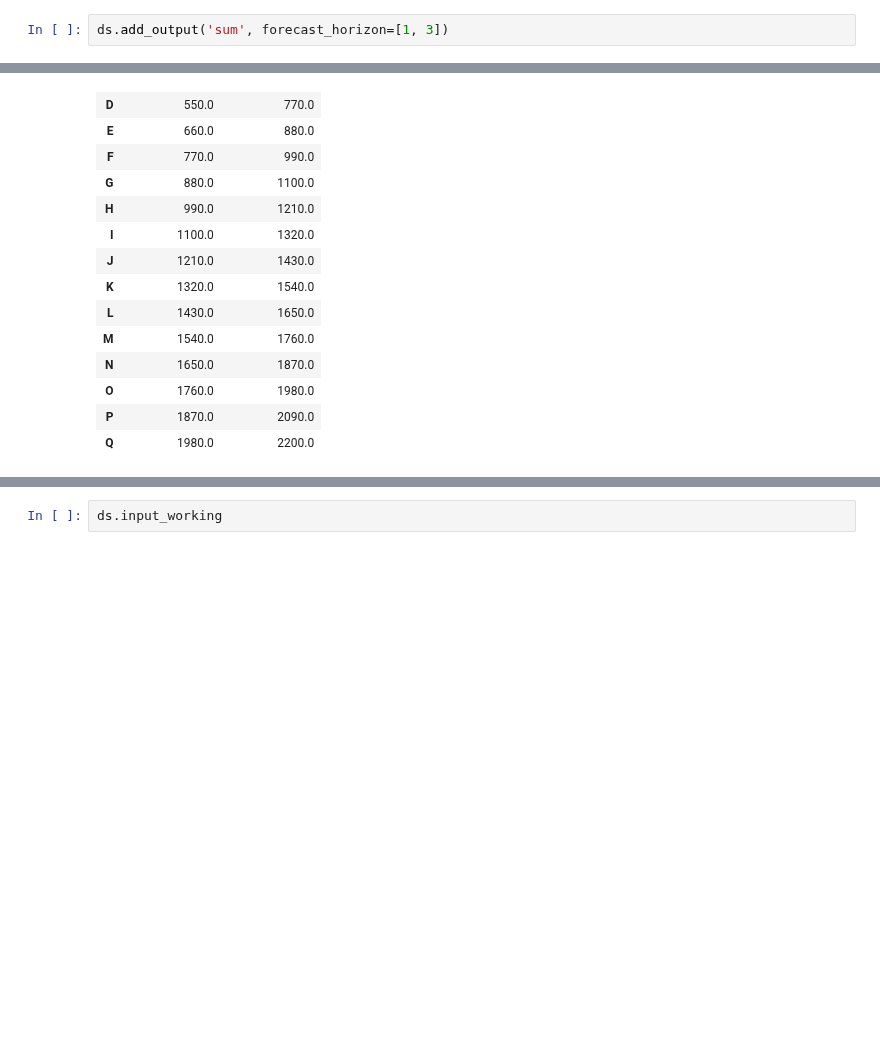
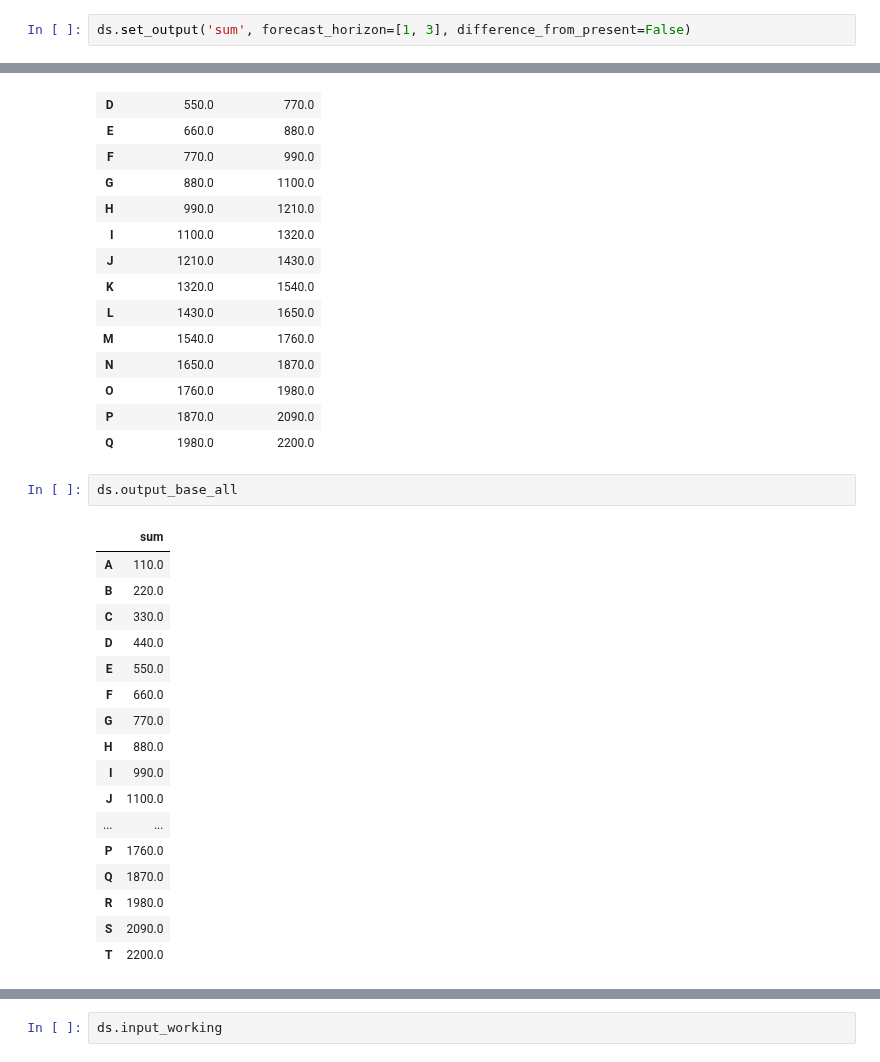
Before and after one commit to thalesians/tsa, a Jupyter notebook: src/jupyter/python/tsa.ipynb, the cells around one changed output, grey strips where cells are left out. Saved outputs shown, nothing was run; the diff lists cells and outputs as text; blank space fills up the shorter version.

```diff
--- a/src/jupyter/python/tsa.ipynb
+++ b/src/jupyter/python/tsa.ipynb
@@ -93,5 +97,5 @@ ds.output_working
 # %%
-ds.add_output('sum', forecast_horizon=[1, 3])
+ds.set_output('sum', forecast_horizon=[1, 3], difference_from_present=False)
 # %%
 ds.output_all
 # %% [output]
@@ -132,3 +136,23 @@ ds.output_working
 | O | 1760.0 | 1980.0 |
 | P | 1870.0 | 2090.0 |
 | Q | 1980.0 | 2200.0 |
+# %%
+ds.output_base_all
+# %% [output]
+|  | sum |
+| A | 110.0 |
+| B | 220.0 |
+| C | 330.0 |
+| D | 440.0 |
+| E | 550.0 |
+| F | 660.0 |
+| G | 770.0 |
+| H | 880.0 |
+| I | 990.0 |
+| J | 1100.0 |
+| ... | ... |
+| P | 1760.0 |
+| Q | 1870.0 |
+| R | 1980.0 |
+| S | 2090.0 |
+| T | 2200.0 |
```
Also changed, not shown: parts of 20 cells of this notebook, 2 other files.
